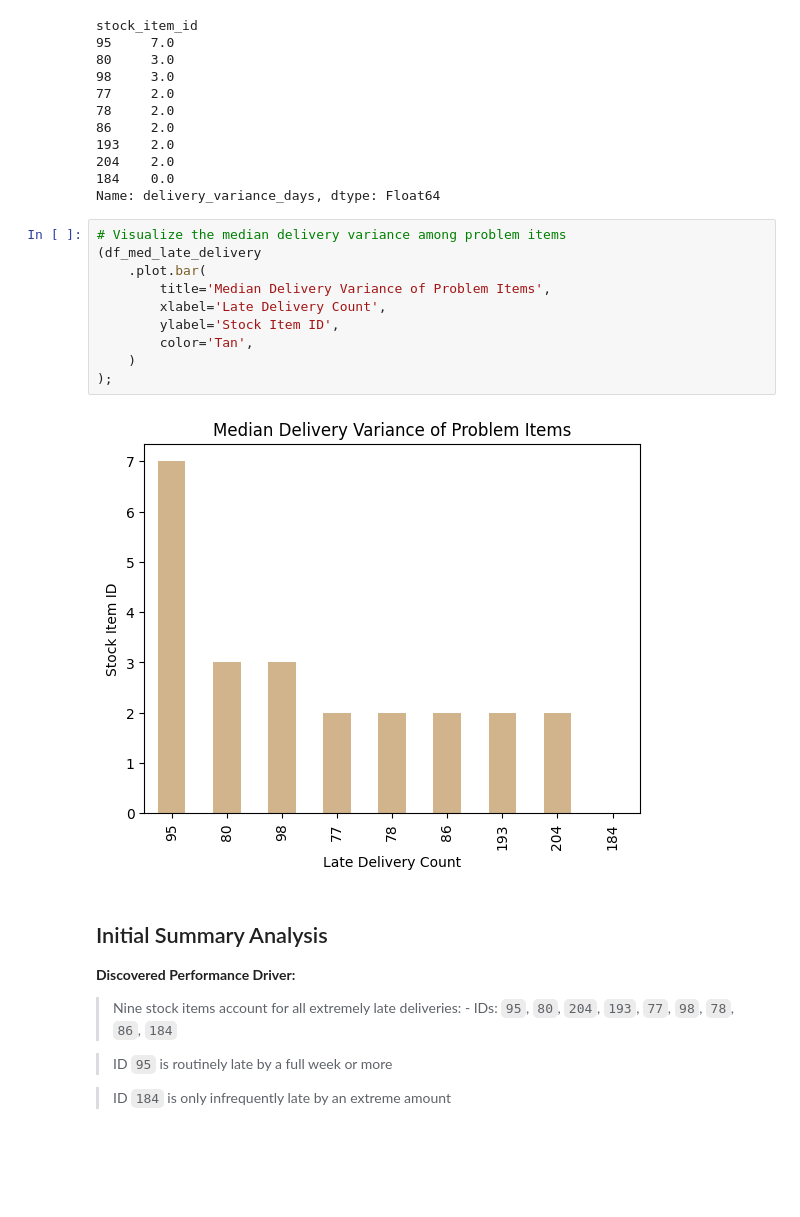
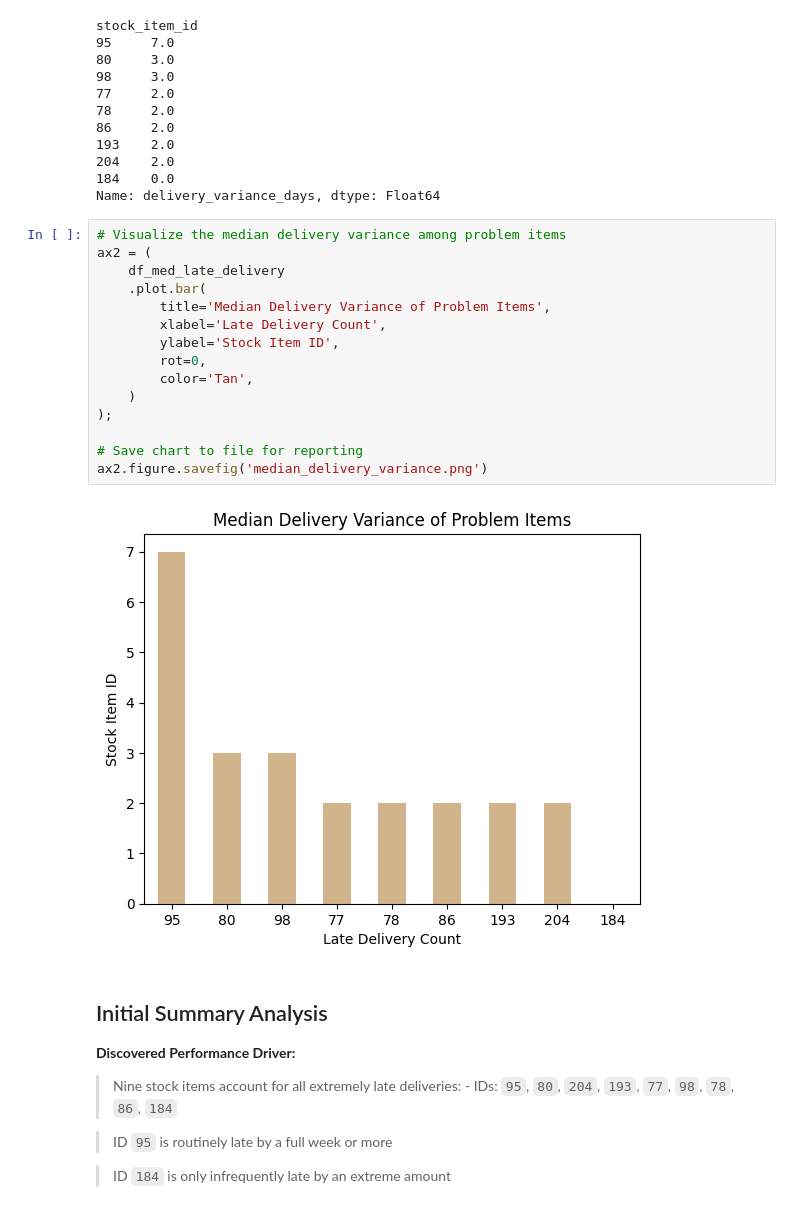
Before and after one commit to hunter-sills/wwi_performance_discovery, a Jupyter notebook: main_analysis.ipynb, the cells around one changed output. Saved outputs shown, nothing was run; the diff lists cells and outputs as text; blank space fills up the shorter version.

Commit message:
Completed notebook edits, output plot images, wrote README

```diff
--- a/main_analysis.ipynb
+++ b/main_analysis.ipynb
@@ -390,16 +396,21 @@ stock_item_id
 Name: delivery_variance_days, dtype: Float64
 # %%
 # Visualize the median delivery variance among problem items
-(df_med_late_delivery
+ax2 = (
+    df_med_late_delivery
     .plot.bar(
         title='Median Delivery Variance of Problem Items',
         xlabel='Late Delivery Count',
         ylabel='Stock Item ID',
+        rot=0,
         color='Tan',
     )
 );
+
+# Save chart to file for reporting
+ax2.figure.savefig('median_delivery_variance.png')
 # %% [output]
-[figure, old version]
+[figure, new version]
 # %% [markdown]
 ## Initial  Summary Analysis
 
```
Also changed, not shown: parts of 4 cells of this notebook, 4 other files.
